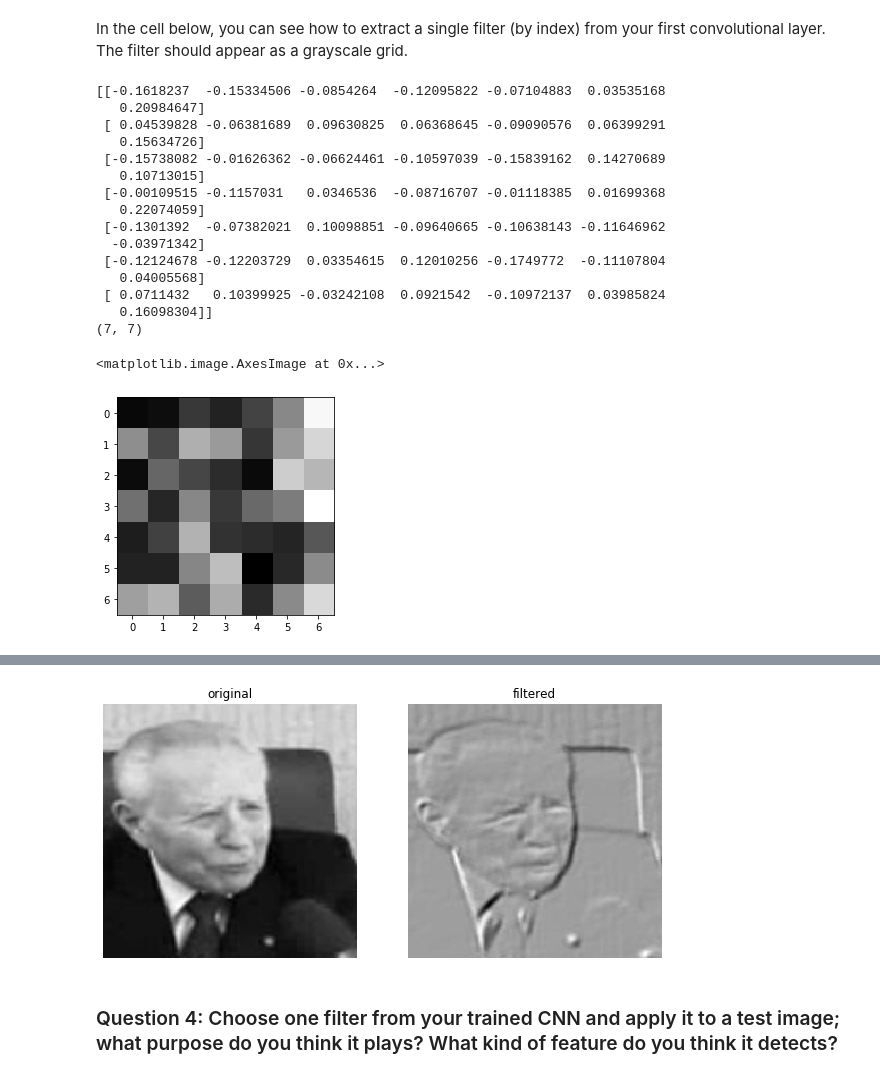
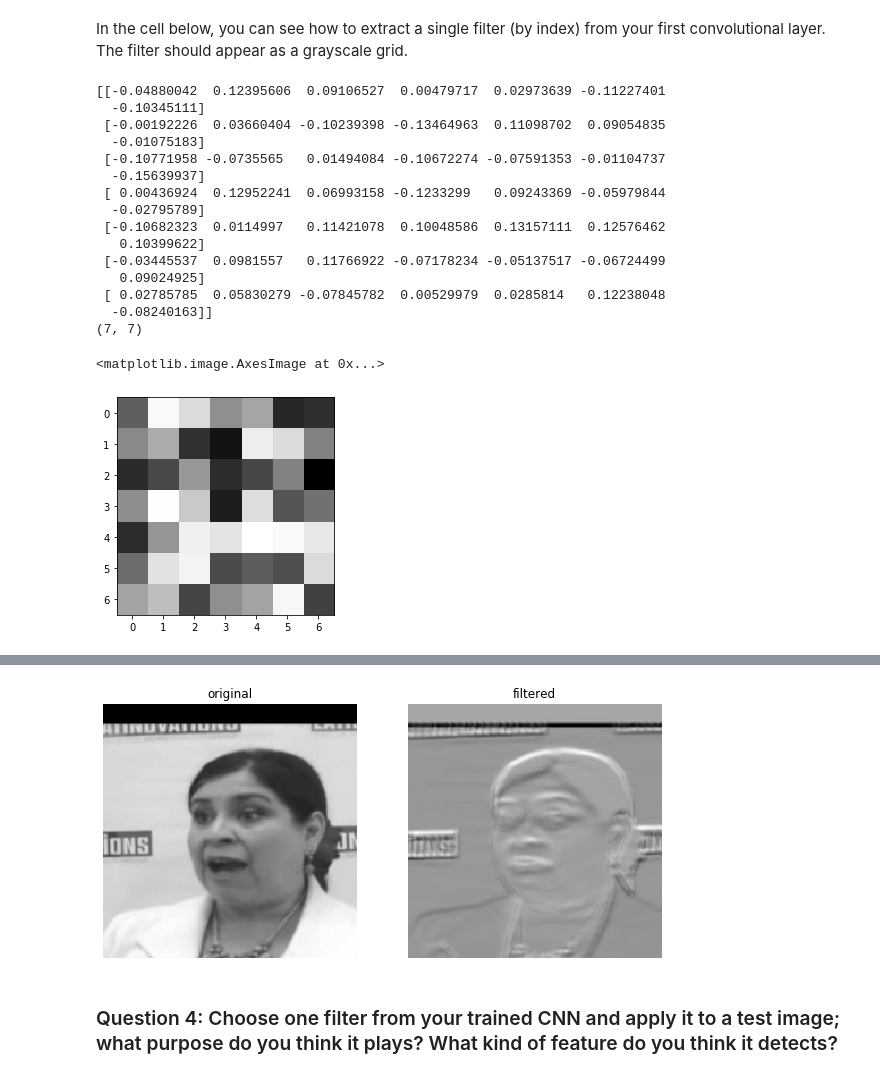
Before and after one commit to okoham/uda-ai-keypoints, a Jupyter notebook: 2. Define the Network Architecture.ipynb, the cells around one changed output, grey strips where cells are left out. Cells and saved outputs as stored; diff of their text form; code cells hidden in the pictures.

```diff
--- a/2. Define the Network Architecture.ipynb
+++ b/2. Define the Network Architecture.ipynb
@@ -80,9 +80,9 @@ import torch.nn.functional as F
 
 ## TODO: Once you've define the network, you can instantiate it
 # one example conv layer has been provided for you
-from models import Net, Net1, Net2, Net12
+from models import Net12, Net22, Net22d, Net32d, Net33d
 
 #net = Net2()
-net = Net12()
+net = Net33d()
 print(net)
 # %% [output]
@@ -471,35 +520,35 @@ In the cell below, you can see how to extract a single filter (by index) from yo
 # %%
 # Get the weights in the first conv layer, "conv1"
 # if necessary, change this to reflect the name of your first conv layer
-weights1 = net.conv1.weight.data
 
-w = weights1.numpy()
 
-filter_index = 10
+weights = net.conv1.weight.data.numpy()
 
-print(w[filter_index][0])
-print(w[filter_index][0].shape)
+i_filter = 0
+
+print(w[i_filter][0])
+print(w[i_filter][0].shape)
 
 # display the filter weights
-plt.imshow(w[filter_index][0], cmap='gray')
+plt.imshow(w[i_filter][0], cmap='gray')
 # %% [output]
-[[-0.1618237  -0.15334506 -0.0854264  -0.12095822 -0.07104883  0.03535168
-   0.20984647]
- [ 0.04539828 -0.06381689  0.09630825  0.06368645 -0.09090576  0.06399291
-   0.15634726]
- [-0.15738082 -0.01626362 -0.06624461 -0.10597039 -0.15839162  0.14270689
-   0.10713015]
- [-0.00109515 -0.1157031   0.0346536  -0.08716707 -0.01118385  0.01699368
-   0.22074059]
- [-0.1301392  -0.07382021  0.10098851 -0.09640665 -0.10638143 -0.11646962
-  -0.03971342]
- [-0.12124678 -0.12203729  0.03354615  0.12010256 -0.1749772  -0.11107804
-   0.04005568]
- [ 0.0711432   0.10399925 -0.03242108  0.0921542  -0.10972137  0.03985824
-   0.16098304]]
+[[-0.04880042  0.12395606  0.09106527  0.00479717  0.02973639 -0.11227401
+  -0.10345111]
+ [-0.00192226  0.03660404 -0.10239398 -0.13464963  0.11098702  0.09054835
+  -0.01075183]
+ [-0.10771958 -0.0735565   0.01494084 -0.10672274 -0.07591353 -0.01104737
+  -0.15639937]
+ [ 0.00436924  0.12952241  0.06993158 -0.1233299   0.09243369 -0.05979844
+  -0.02795789]
+ [-0.10682323  0.0114997   0.11421078  0.10048586  0.13157111  0.12576462
+   0.10399622]
+ [-0.03445537  0.0981557   0.11766922 -0.07178234 -0.05137517 -0.06724499
+   0.09024925]
+ [ 0.02785785  0.05830279 -0.07845782  0.00529979  0.0285814   0.12238048
+  -0.08240163]]
 (7, 7)
 <matplotlib.image.AxesImage at 0x...>
-[figure, old version]
+[figure, new version]
 # %% [markdown]
 ## Feature maps
 
@@ -520,8 +569,8 @@ Next, choose a test image and filter it with one of the convolutional kernels in
 
 import cv2
 
-ex = next(iter(test_loader))    # one batch
-img = ex['image'][0].squeeze()  # first image of batch, get rid of channel dimension
+ex = next(iter(test_loader))    # first image of a (ramdomly sampled) batch
+img = ex['image'][i_filter].squeeze()  # first image of batch, get rid of channel dimension
 img = img.numpy()
 
 fig, (ax1, ax2) = plt.subplots(1, 2, figsize=(10,5))
@@ -534,7 +583,7 @@ ax2.imshow(imgf, cmap='gray')
 ax2.set_title('filtered');
 ax2.axis('off');
 # %% [output]
-[figure, old version]
+[figure, new version]
 # %% [markdown]
 ### Question 4: Choose one filter from your trained CNN and apply it to a test image; what purpose do you think it plays? What kind of feature do you think it detects?
 # %% [markdown]
```
Also changed, not shown: parts of 6 cells of this notebook, 3 other files.
